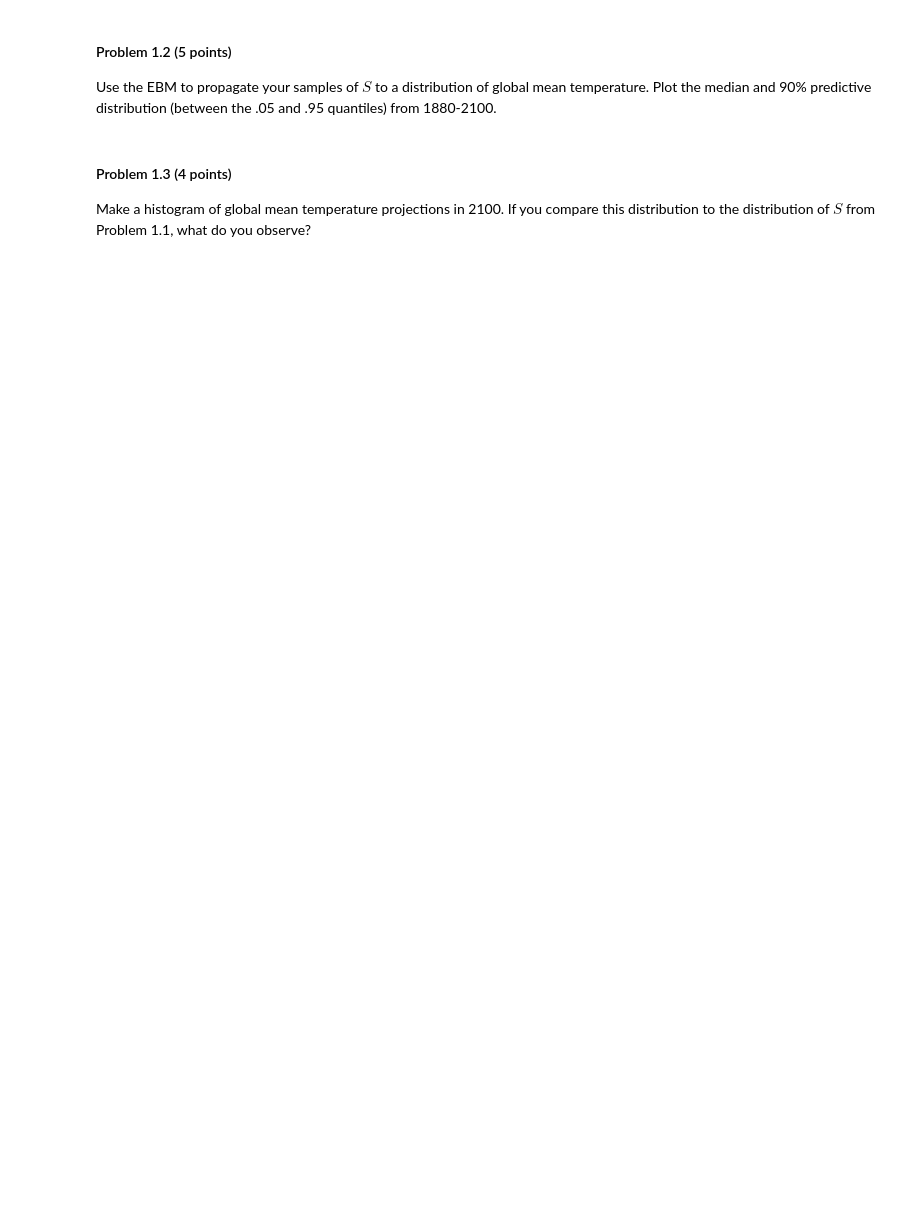
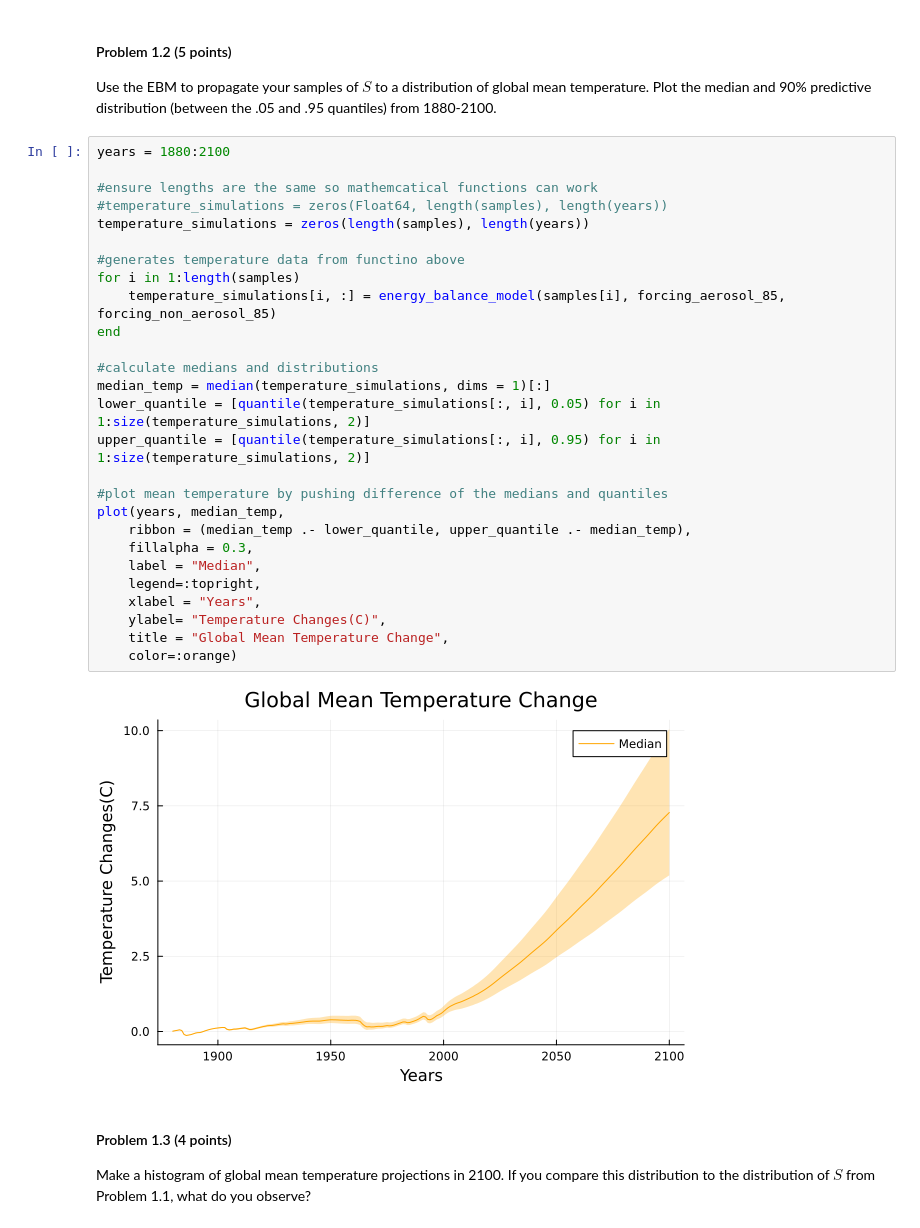
Before and after one commit to BEE4750-FA23/hw3-sinahy-frag, a Jupyter notebook: hw03.ipynb, the cells around one changed output. Drawn from its saved outputs; the diff is of its cells as text; blank space fills up the shorter version.

```diff
--- a/hw03.ipynb
+++ b/hw03.ipynb
@@ -158,6 +181,35 @@ samples from this distribution and make a histogram.
 Use the EBM to propagate your samples of $S$ to a distribution of global
 mean temperature. Plot the median and 90% predictive distribution
 (between the .05 and .95 quantiles) from 1880-2100.
+# %%
+years = 1880:2100
+
+#ensure lengths are the same so mathemcatical functions can work
+#temperature_simulations = zeros(Float64, length(samples), length(years))
+temperature_simulations = zeros(length(samples), length(years))
+
+#generates temperature data from functino above
+for i in 1:length(samples)
+    temperature_simulations[i, :] = energy_balance_model(samples[i], forcing_aerosol_85, forcing_non_aerosol_85)
+end
+
+#calculate medians and distributions
+median_temp = median(temperature_simulations, dims = 1)[:]
+lower_quantile = [quantile(temperature_simulations[:, i], 0.05) for i in 1:size(temperature_simulations, 2)]
+upper_quantile = [quantile(temperature_simulations[:, i], 0.95) for i in 1:size(temperature_simulations, 2)]
+
+#plot mean temperature by pushing difference of the medians and quantiles
+plot(years, median_temp,
+    ribbon = (median_temp .- lower_quantile, upper_quantile .- median_temp),
+    fillalpha = 0.3,
+    label = "Median",
+    legend=:topright,
+    xlabel = "Years",
+    ylabel= "Temperature Changes(C)",
+    title = "Global Mean Temperature Change",
+    color=:orange)
+# %% [output]
+[figure, added]
 # %% [markdown]
 #### Problem 1.3 (4 points)
 
```
Also changed, not shown: parts of 22 cells of this notebook.
